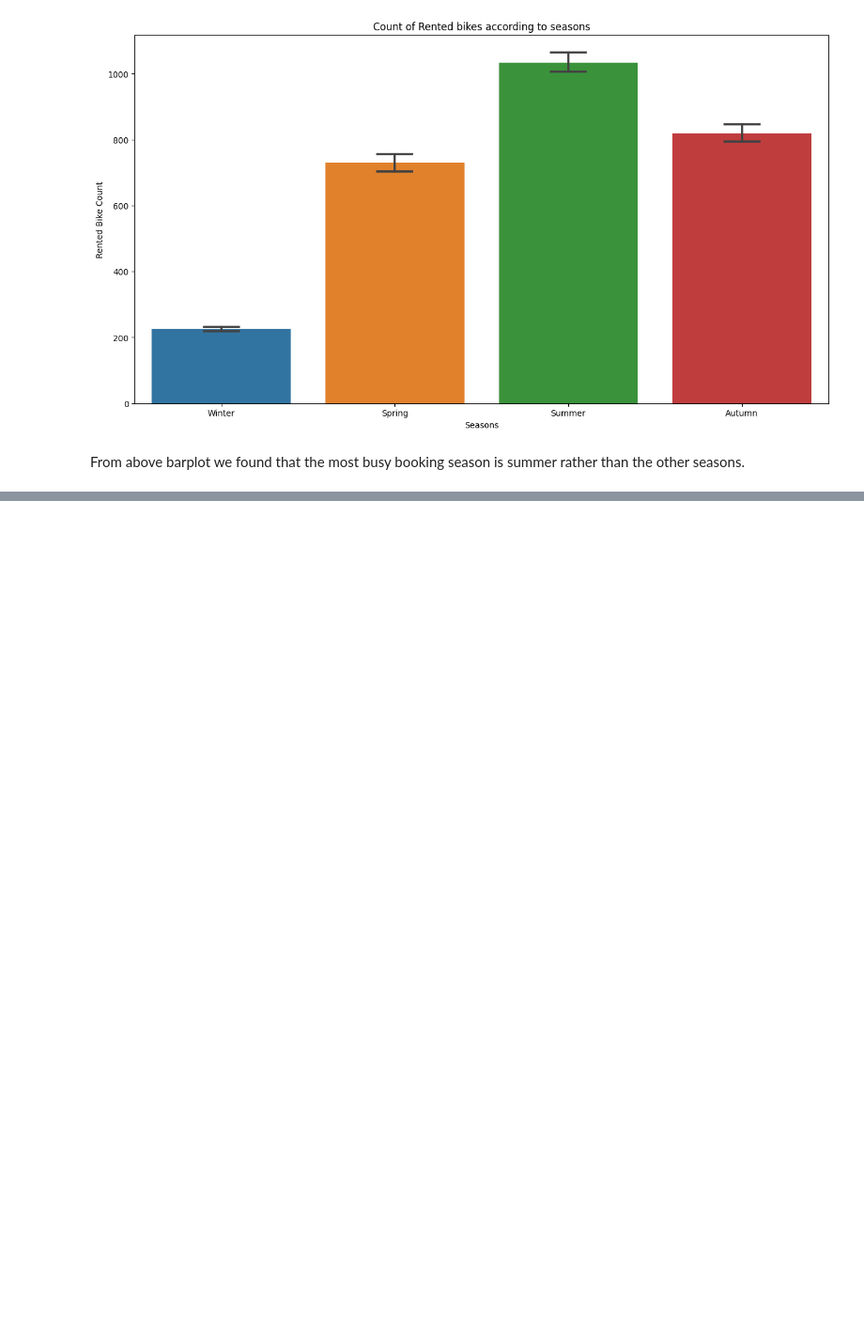
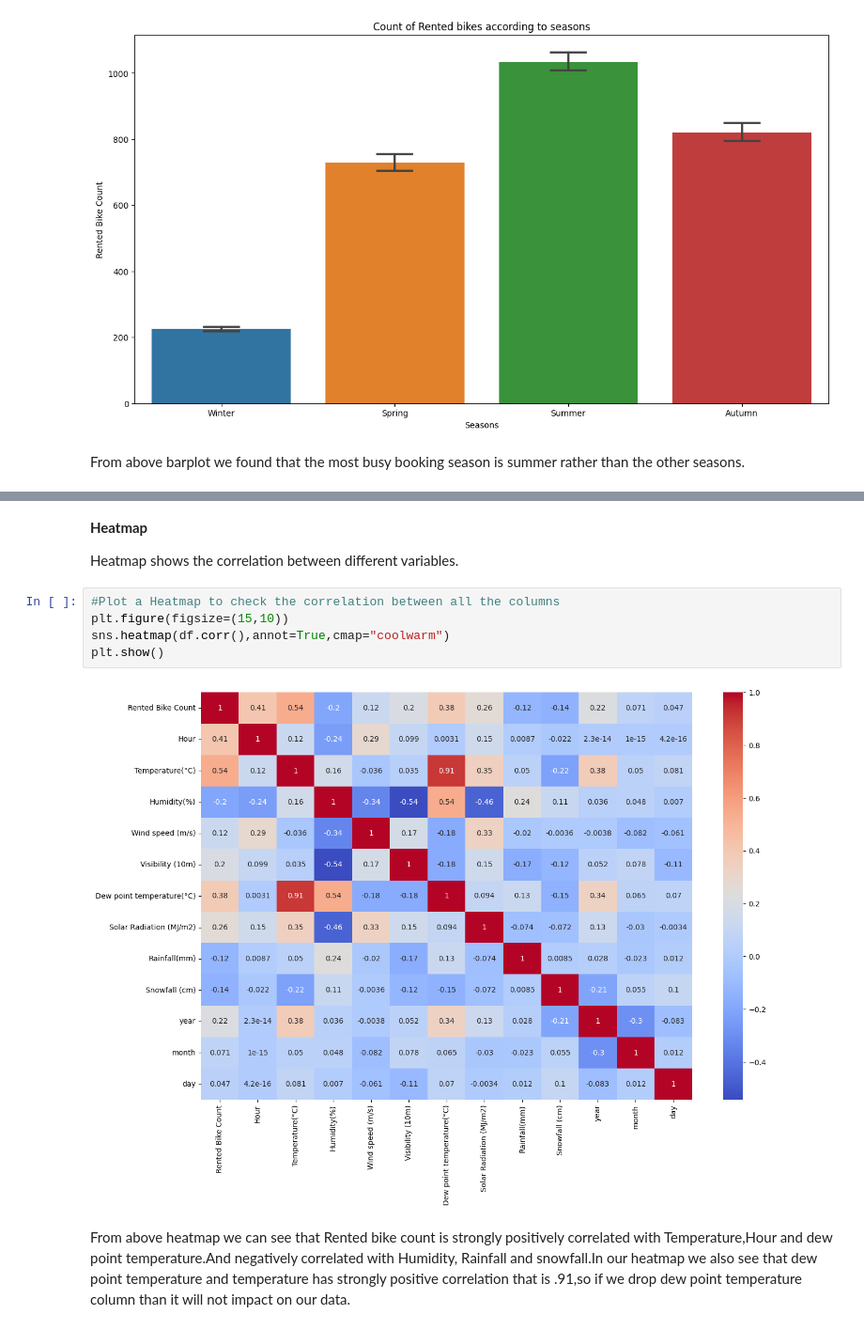
Before and after one commit to fkofkf431/Bike-Sharing-Demand-Prediction-Regression-capstone-project, a Jupyter notebook: Bike_Sharing_Demand_Prediction(Regression)_Capstone_Project.ipynb, the cells around one changed output, grey strips where cells are left out. Shown at 94% size. Saved outputs shown, nothing was run; the diff lists cells and outputs as text; blank space fills up the shorter version.

```diff
--- a/Bike_Sharing_Demand_Prediction(Regression)_Capstone_Project.ipynb
+++ b/Bike_Sharing_Demand_Prediction(Regression)_Capstone_Project.ipynb
@@ -353,0 +385,13 @@ From above barplot we found that the most busy booking season is summer rather t
+# %% [markdown]
+**Heatmap**
+
+Heatmap shows the correlation between different variables.
+# %%
+#Plot a Heatmap to check the correlation between all the columns
+plt.figure(figsize=(15,10))
+sns.heatmap(df.corr(),annot=True,cmap="coolwarm")
+plt.show()
+# %% [output]
+[figure, added]
+# %% [markdown]
+From above heatmap we can see that Rented bike count is strongly positively correlated with Temperature,Hour and dew point temperature.And negatively correlated with Humidity, Rainfall and snowfall.In our heatmap we also see that dew point temperature and temperature has strongly positive correlation that is .91,so if we drop dew point temperature column than it will not impact on our data.
```
Also changed, not shown: parts of 13 cells of this notebook.
